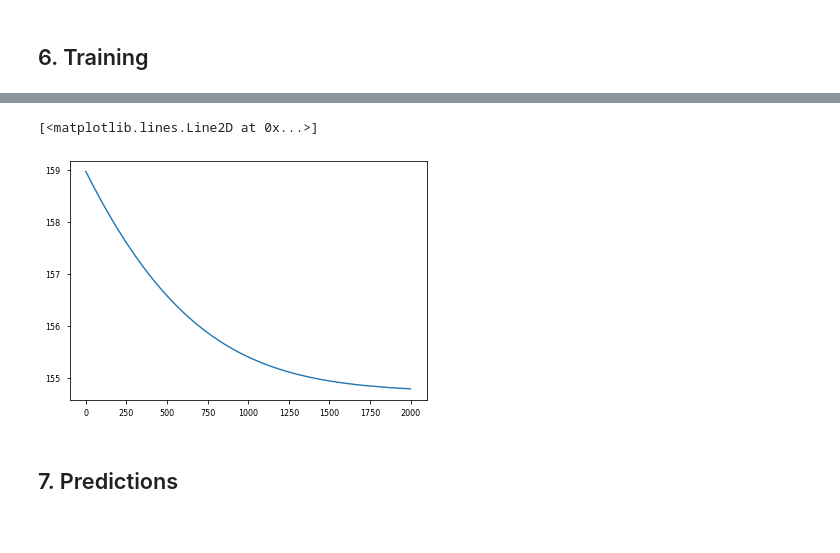
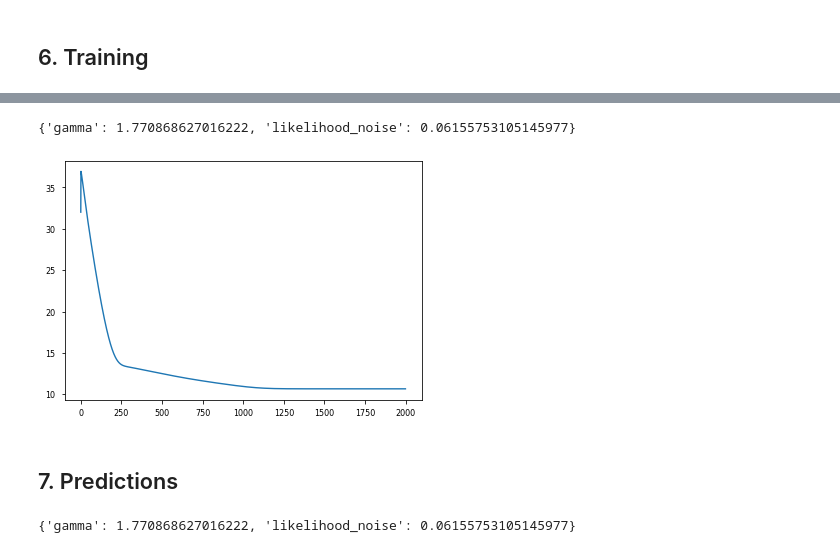
Before and after one commit to jejjohnson/uncertain_gps, a Jupyter notebook: notebooks/1.0_gp_basics.ipynb, the cells around one changed output, grey strips where cells are left out. Cells and saved outputs as stored; diff of their text form; code cells hidden in the pictures.

```diff
--- a/notebooks/1.0_gp_basics.ipynb
+++ b/notebooks/1.0_gp_basics.ipynb
@@ -200,0 +101,4 @@ np.testing.assert_array_equal(np.array(K), np.array(K_))
+# %%
+# Gram Matrix
+def gram(func, params, x, y):
+    return jax.vmap(lambda x1: jax.vmap(lambda y1: func(params, x1, y1))(y))(x)
@@ -444,22 +420,23 @@ def posterior(params, gp_priors, X, Y, X_new):
 # %%
+logger.setLevel(logging.DEBUG)
 # MEAN FUNCTION
 mu_f = zero_mean
 
 # COVARIANCE FUNCTION
 params = {
-    'length_scale': 1.0,
+    'gamma': 1.0,
     'var_f': 1.0,
     'likelihood_noise': 0.01,
 }
-cov_f = functools.partial(covariance_matrix, rbf_kernel)
+cov_f = functools.partial(gram, rbf_kernel)
 
 # input vector
-x_plot = jnp.linspace(X.min(), X.max(), 100)[:, None]
-test_X = x_plot[0, :]
+# x_plot = jnp.linspace(X.min(), X.max(), 100)[:, None]
+test_X = Xtest[0, :]
 
 prior_funcs = (mu_f, cov_f)
-# print(X.shape, y.shape, test_X.shape)
-mu_y, var_y = posterior(params, prior_funcs, X, y, X_new=test_X)
 
-print(mu_y.shape, var_y.shape)
+mu_y, cov_y, var_y = posterior(params, prior_funcs, X, y, X_new=test_X)
+
+print(mu_y.shape,  cov_y.shape, var_y.shape)
 # %% [output]
@@ -504,7 +515,7 @@ def cholesky_factorization(K, Y):
 
     return L, weights
 
-def nll_scratch(params, gp_priors, X, Y) -> float:
+def nll_scratch(gp_priors, params, X, Y) -> float:
 
     (mu_func, cov_func) = gp_priors
 
@@ -512,20 +523,26 @@ def nll_scratch(params, gp_priors, X, Y) -> float:
     # 1. GP PRIOR
     # ==========================
     mu_x, Kxx = gp_prior(params, mu_f=mu_func, cov_f=cov_func , x=X)
-    print(mu_x.shape, Kxx.shape)
+#     y_mean = jnp.mean(Y, axis=1)
+#     Y -= y_mean
+#     print(mu_x.shape, Kxx.shape)
 
     # ===========================
     # 2. CHOLESKY FACTORIZATION
     # ===========================
 #     print(f"Problem:", X.shape, Y.shape, Kxx.shape)
 #     print(f"Y: {Y.shape}, Kxx: {Kxx.shape}")
-    (L, lower), alpha = cholesky_factorization(Kxx + ( params['likelihood_noise'] + 1e-6 ) * jnp.eye(Kxx.shape[0]), Y)
-    print(f"Y: {Y.shape}, alpha: {alpha.shape}")
-    log_likelihood_dims = -0.5 * jnp.einsum("i,i->", Y, alpha)
-    log_likelihood_dims -= jnp.sum(jnp.log(jnp.diag(L)))
-    log_likelihood_dims -= ( Kxx.shape[0] / 2 ) * jnp.log(2 * jnp.pi)
 
-    return log_likelihood_dims
+    (L, lower), alpha = cholesky_factorization(Kxx + ( params['likelihood_noise'] + 1e-5 ) * jnp.eye(Kxx.shape[0]), Y)
+#     L = jax.scipy.linalg.cholesky(Kxx + ( params['likelihood_noise'] + 1e-6 ) * jnp.eye(Kxx.shape[0]), lower=True)
+#     alpha = jax.scipy.linalg.solve_triangular(L.T, jax.scipy.linalg.solve_triangular(L, y, lower=True))
+#     print(f"Y: {Y.shape}, alpha: {alpha.shape}")
+    logging.debug(f"Y: {Y.shape},alpha:{alpha.shape}")
+    log_likelihood = -0.5 * jnp.einsum("ik,ik->k", Y, alpha) #* jnp.dot(Y.T, alpha) #
+    log_likelihood -= jnp.sum(jnp.log(jnp.diag(L)))
+    log_likelihood -= ( Kxx.shape[0] / 2 ) * jnp.log(2 * jnp.pi)
+#     log_likelihood -= jnp.sum(-0.5 * np.log(2 * 3.1415) - params['var_f']**2)
+    return - jnp.sum(log_likelihood)
 # #     print(L.shape, alpha.shape)
 #     # cho factor the cholesky
 #     K_gp = Kxx + ( params['likelihood_noise'] + 1e-6 ) * jnp.eye(Kxx.shape[0])
@@ -713,0 +664,3 @@ params, grads
+# %%
+def softplus(x):
+    return np.logaddexp(x, 0.)
@@ -714,7 +779,8 @@ params, grads
 # %%
 plt.plot(losses)
+params
 # %% [output]
-[<matplotlib.lines.Line2D at 0x...>]
+{'gamma': 1.770868627016222, 'likelihood_noise': 0.06155753105145977}
-[figure, old version]
+[figure, new version]
 # %% [markdown]
 ## 7. Predictions
@@ -721,2 +920,6 @@ plt.plot(losses)
+# %%
+params
+# %% [output]
+{'gamma': 1.770868627016222, 'likelihood_noise': 0.06155753105145977}
 # %%
 # print(X.shape, y.shape, test_X.shape)
```
Also changed, not shown: parts of 50 cells of this notebook.
